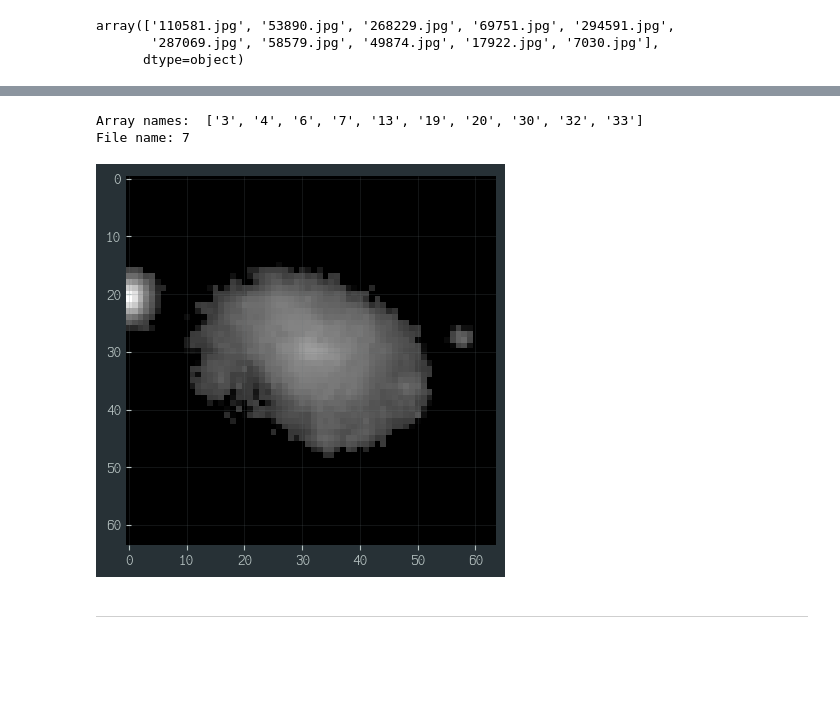
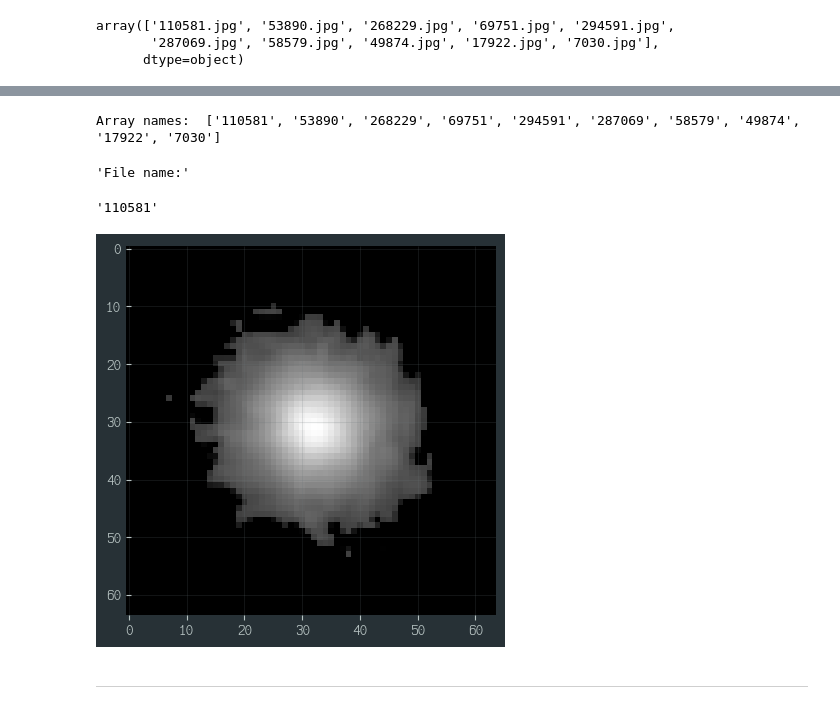
Before and after one commit to Toutl/dml-project, a Jupyter notebook: src/classification/c_2_preprocessing.ipynb, the cells around one changed output, grey strips where cells are left out. Saved outputs shown, nothing was run; the diff lists cells and outputs as text; code cells hidden in the pictures; blank space fills up the shorter version.

```diff
--- a/src/classification/c_2_preprocessing.ipynb
+++ b/src/classification/c_2_preprocessing.ipynb
@@ -241,17 +243,18 @@ np.savez(
 # %%
 # Ejemplo de lectura de imágenes
 arrays_file = np.load(processed_folder / f"{to_save_filename}.npz")
 
 print("Array names: ", arrays_file.files[:10])
 
-file = images_metadata_df["image_id"].astype(str)[3]
-print("File name:", file)
+file = sample_metadata["image_id"].astype(str).reset_index().loc[0]["image_id"]
+display("File name:", file)
 plt.imshow(arrays_file[file], cmap="grey")
 plt.show()
 # %% [output]
-Array names:  ['3', '4', '6', '7', '13', '19', '20', '30', '32', '33']
-File name: 7
+Array names:  ['110581', '53890', '268229', '69751', '294591', '287069', '58579', '49874', '17922', '7030']
+'File name:'
+'110581'
-[figure, old version]
+[figure, new version]
 # %% [markdown]
 ---
 # %% [markdown]
```
Also changed, not shown: parts of 2 cells of this notebook, 2 other files.
